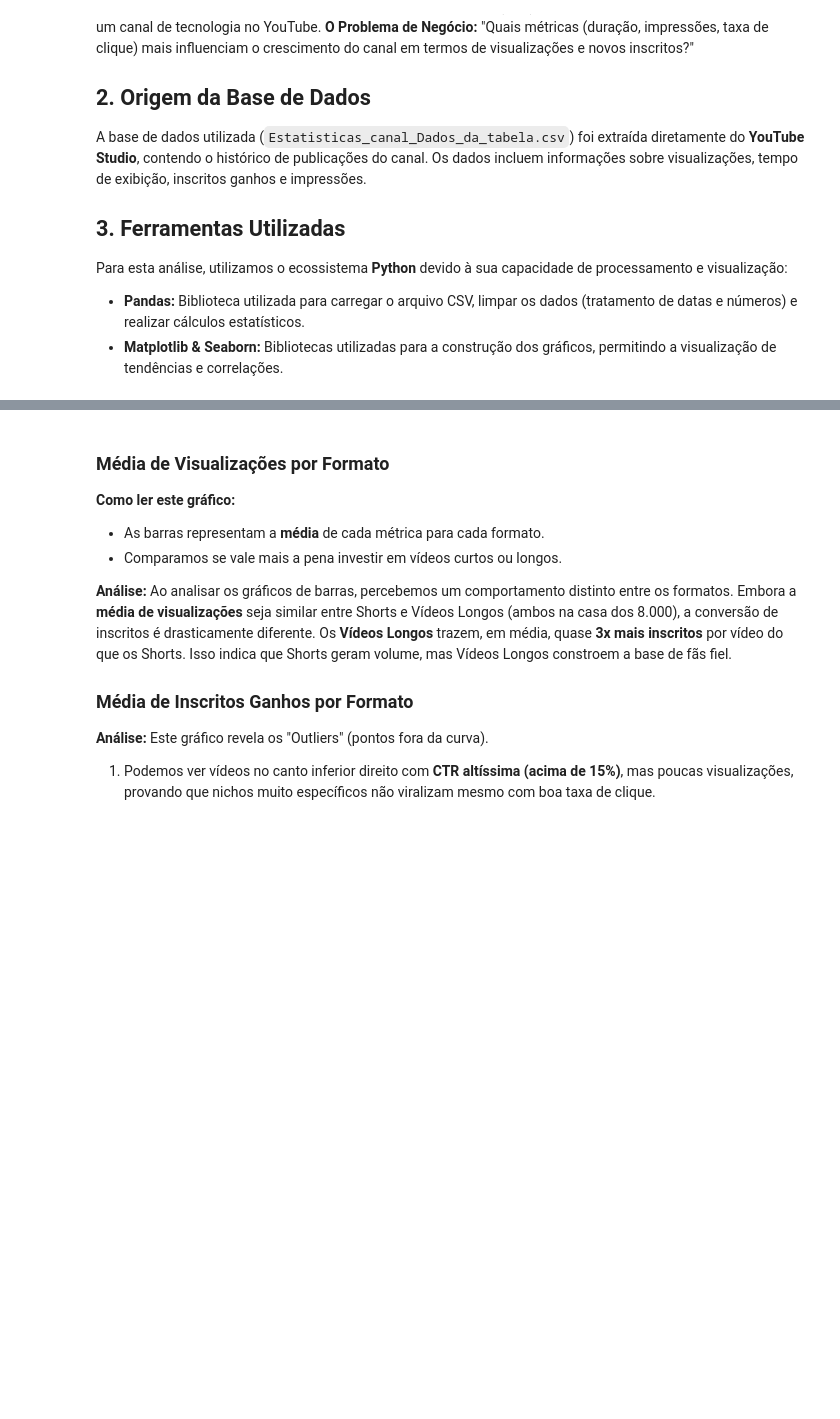
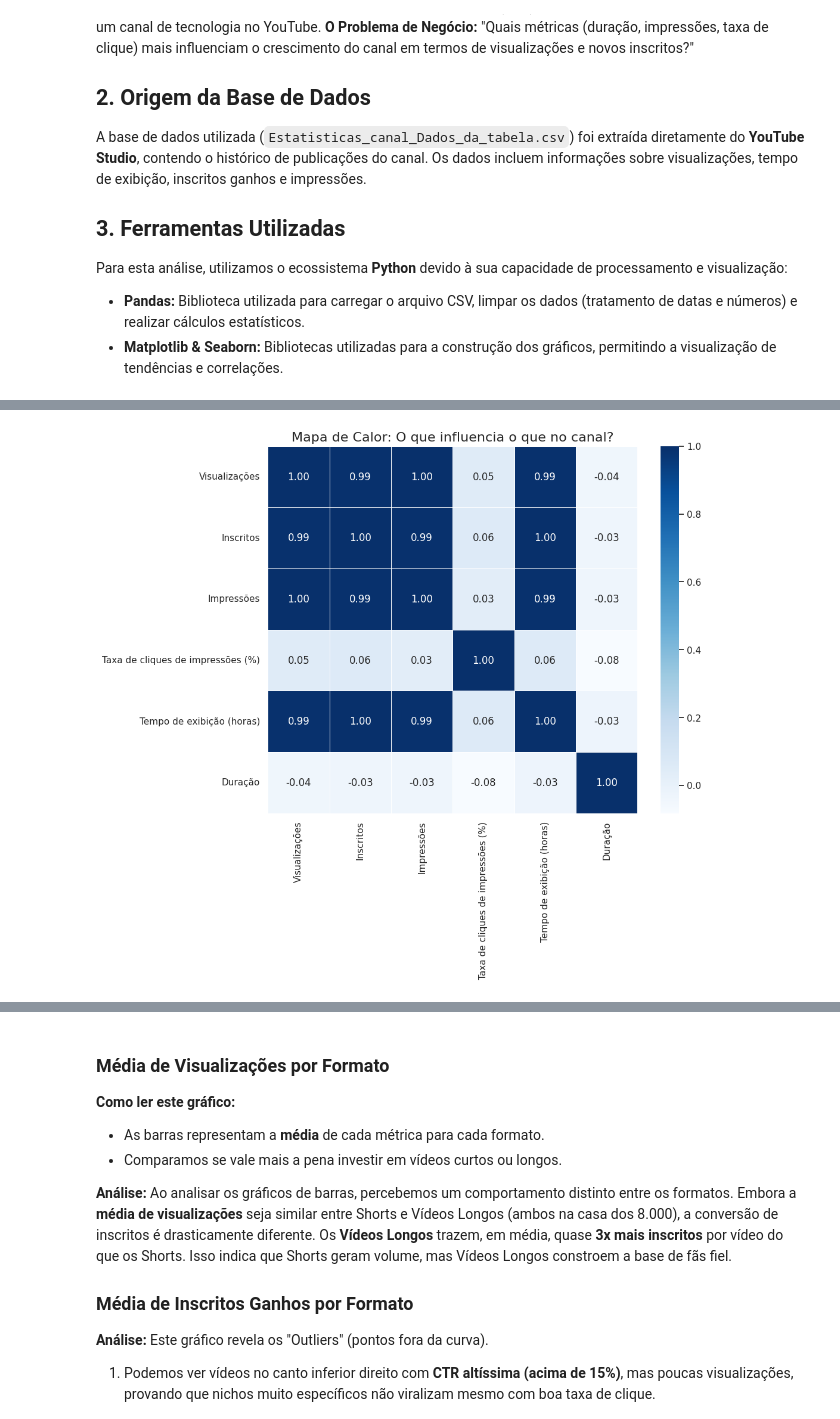
Before and after one commit to welson-rodrigues/Trabalho-final-Analise-de-Dados, a Jupyter notebook: analise_exploratoria.ipynb, the cells around one changed output, grey strips where cells are left out. Drawn from its saved outputs; the diff is of its cells as text; code cells hidden in the pictures; blank space fills up the shorter version.

```diff
--- a/analise_exploratoria.ipynb
+++ b/analise_exploratoria.ipynb
@@ -22,0 +97,15 @@ Para esta análise, utilizamos o ecossistema **Python** devido à sua capacidade
+# %%
+# Selecionando apenas as colunas numéricas que nos interessam
+colunas_analise = ['Visualizações', 'Inscritos', 'Impressões',
+                   'Taxa de cliques de impressões (%)', 'Tempo de exibição (horas)', 'Duração']
+
+# Calculando a correlação
+correlacao = df[colunas_analise].corr()
+
+# Plotando o Heatmap
+plt.figure(figsize=(10, 8))
+sns.heatmap(correlacao, annot=True, cmap='Blues', fmt=".2f", linewidths=.5)
+plt.title('Mapa de Calor: O que influencia o que no canal?', fontsize=16)
+plt.show()
+# %% [output]
+[figure, added]
```
Also changed, not shown: parts of 5 cells of this notebook.
